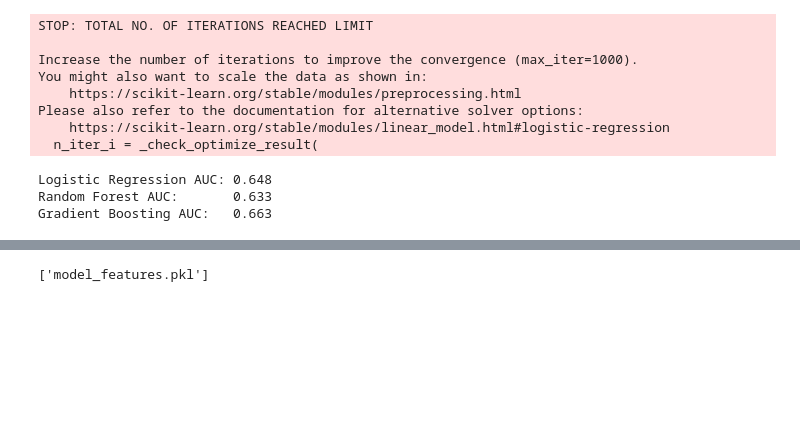
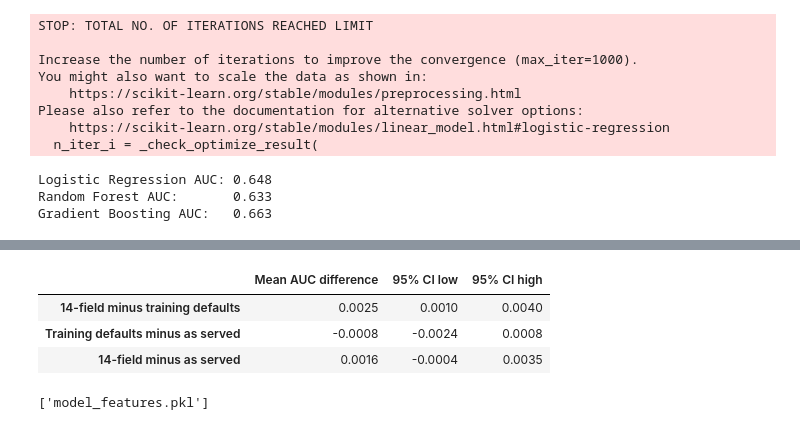
Before and after one commit to AswaJawahar/readmission-risk-api, a Jupyter notebook: exploration.ipynb, the cells around one changed output, grey strips where cells are left out. Cells and saved outputs as stored; diff of their text form; code cells hidden in the pictures; blank space fills up the shorter version.

```diff
--- a/exploration.ipynb
+++ b/exploration.ipynb
@@ -309,3 +413,35 @@ Gradient Boosting AUC:   0.663
+# %%
+import numpy as np
+
+# Paired bootstrap that resamples patients (not rows), so repeat encounters stay together
+rng = np.random.default_rng(0)
+test_patients = df_encoded["patient_nbr"].iloc[test_idx].to_numpy()
+rows_by_patient = list(pd.Series(np.arange(len(test_patients))).groupby(test_patients).indices.values())
+y_true = y_test.to_numpy()
+p_zero, p_default, p_14 = serving_scores.values()
+
+comparisons = {
+    "14-field minus training defaults": (p_14, p_default),
+    "Training defaults minus as served": (p_default, p_zero),
+    "14-field minus as served": (p_14, p_zero),
+}
+diffs = {name: [] for name in comparisons}
+for _ in range(500):
+    sample = rng.integers(0, len(rows_by_patient), len(rows_by_patient))
+    idx = np.concatenate([rows_by_patient[i] for i in sample])
+    for name, (p1, p2) in comparisons.items():
+        diffs[name].append(roc_auc_score(y_true[idx], p1[idx]) - roc_auc_score(y_true[idx], p2[idx]))
+
+pd.DataFrame({
+    name: {"Mean AUC difference": np.mean(d),
+           "95% CI low": np.percentile(d, 2.5), "95% CI high": np.percentile(d, 97.5)}
+    for name, d in diffs.items()
+}).T.round(4)
+# %% [output]
+|  | Mean AUC difference | 95% CI low | 95% CI high |
+| 14-field minus training defaults | 0.0025 | 0.0010 | 0.0040 |
+| Training defaults minus as served | -0.0008 | -0.0024 | 0.0008 |
+| 14-field minus as served | 0.0016 | -0.0004 | 0.0035 |
 # %%
 import joblib
 
```
Also changed, not shown: parts of 11 cells of this notebook, 3 other files.
